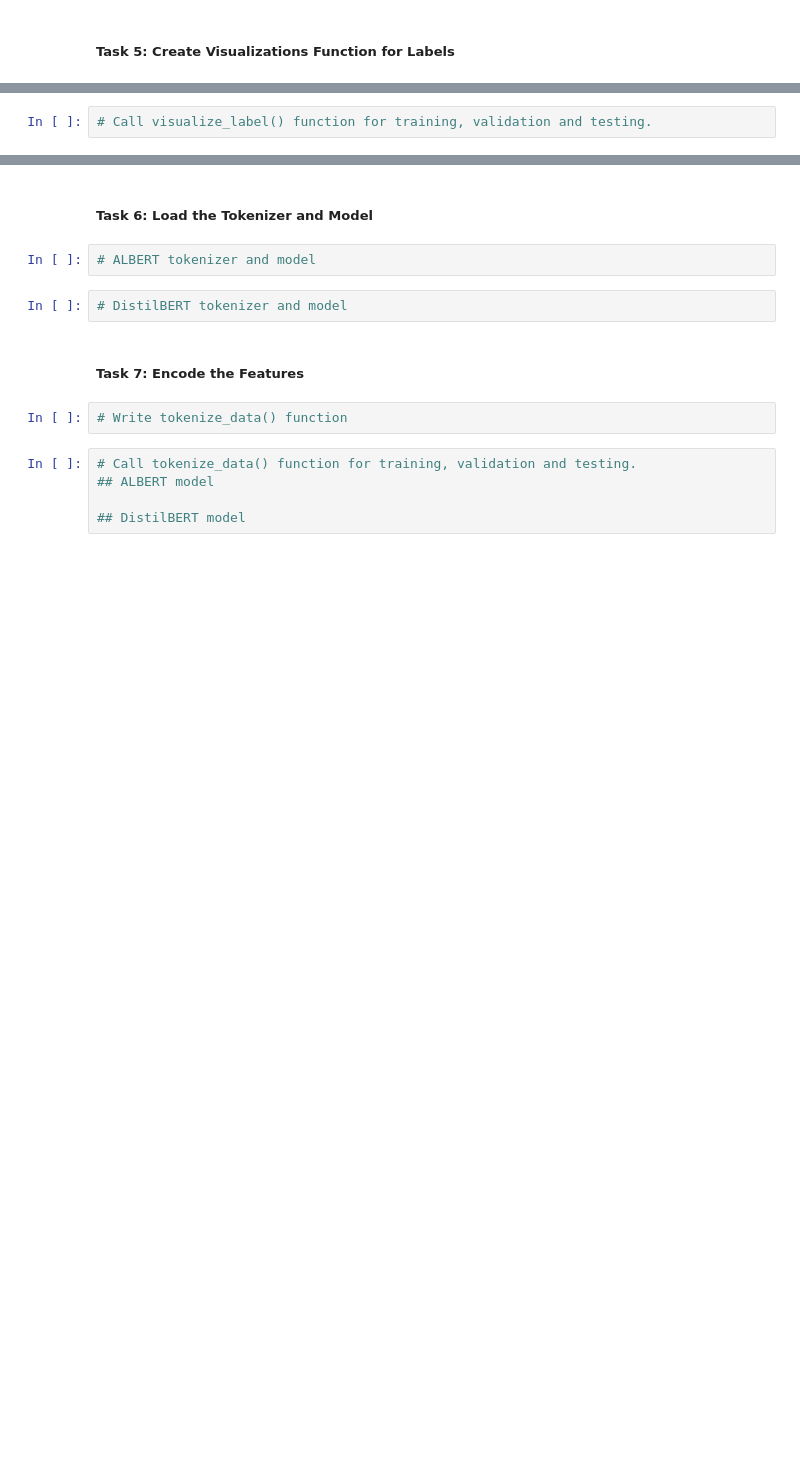
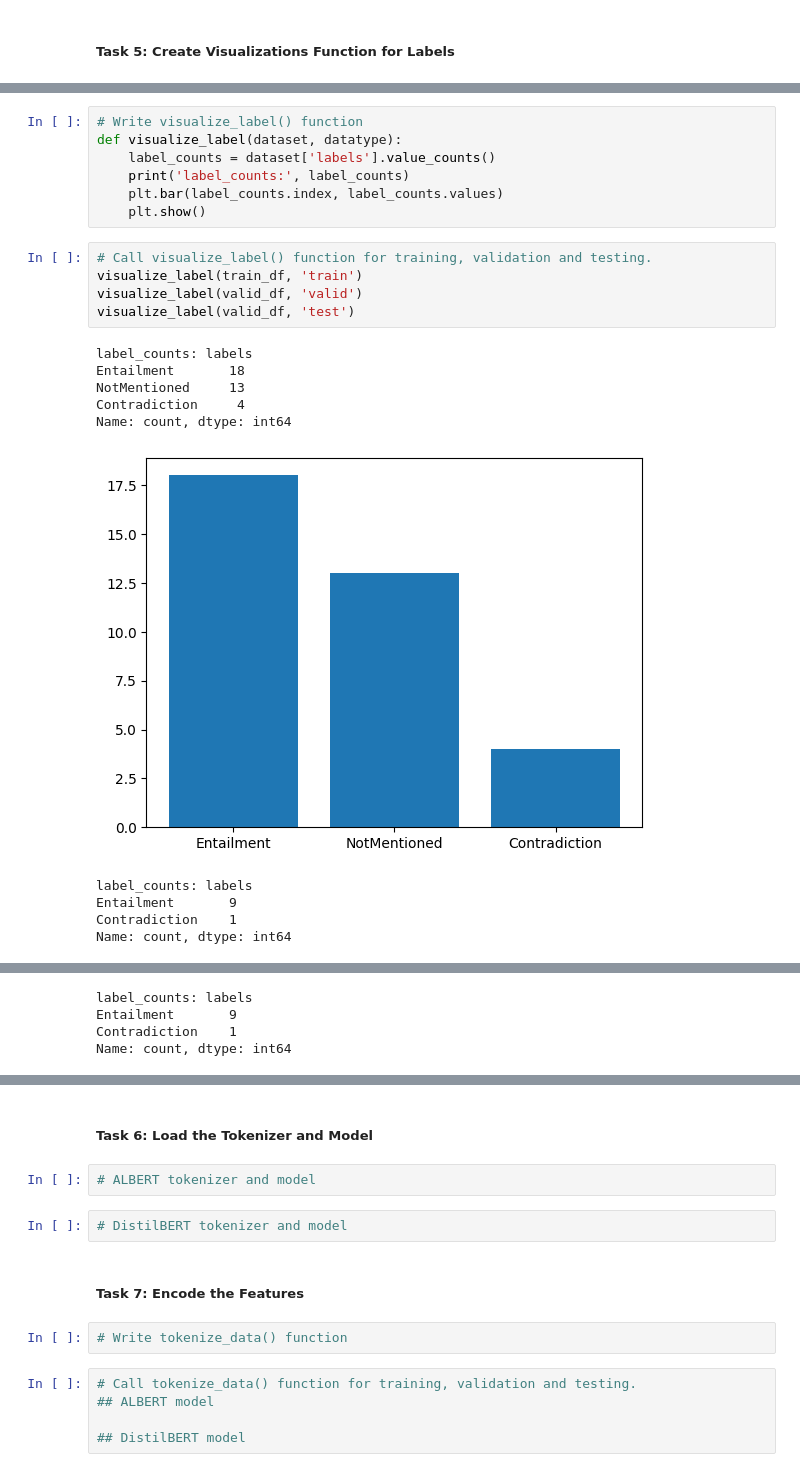
Before and after one commit to garg-sparsh/Automating_Contract_Review, a Jupyter notebook: Contract-nli.ipynb, the cells around one changed output, grey strips where cells are left out. Drawn from its saved outputs; the diff is of its cells as text; blank space fills up the shorter version.

```diff
--- a/Contract-nli.ipynb
+++ b/Contract-nli.ipynb
@@ -124,2 +149,23 @@ display(test_df.describe())
+# %%
+# Write visualize_label() function
+def visualize_label(dataset, datatype):
+    label_counts = dataset['labels'].value_counts()
+    print('label_counts:', label_counts)
+    plt.bar(label_counts.index, label_counts.values)
+    plt.show()
 # %%
 # Call visualize_label() function for training, validation and testing.
+visualize_label(train_df, 'train')
+visualize_label(valid_df, 'valid')
+visualize_label(valid_df, 'test')
+# %% [output]
+label_counts: labels
+Entailment       18
+NotMentioned     13
+Contradiction     4
+Name: count, dtype: int64
+[figure, added]
+label_counts: labels
+Entailment       9
+Contradiction    1
+Name: count, dtype: int64
@@ -125,0 +173,4 @@ display(test_df.describe())
+label_counts: labels
+Entailment       9
+Contradiction    1
+Name: count, dtype: int64
```
Also changed, not shown: parts of 6 cells of this notebook.
